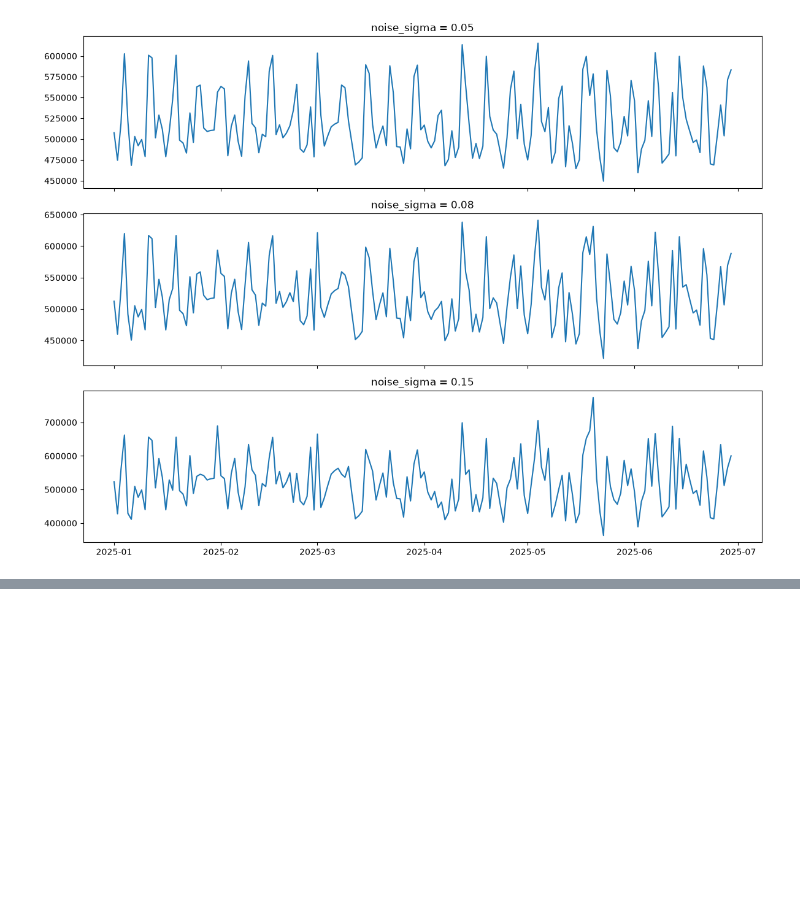
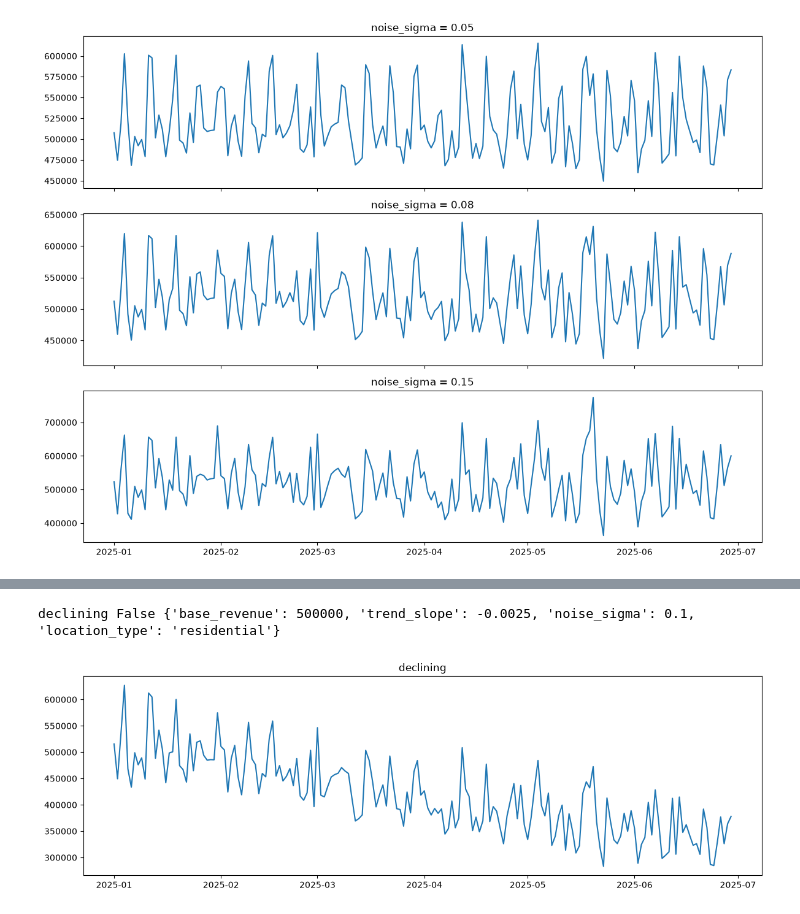
Before and after one commit to regensa18/qris_synthetic_data_generation, a Jupyter notebook: exploration_new.ipynb, the cells around one changed output, grey strips where cells are left out. Saved outputs shown, nothing was run; the diff lists cells and outputs as text; code cells hidden in the pictures; blank space fills up the shorter version.

```diff
--- a/exploration_new.ipynb
+++ b/exploration_new.ipynb
@@ -103,0 +139,14 @@ plt.show()
+# %%
+name = "declining"  # try: steady / growing / declining / volatile
+
+result = generate_merchant(seed=42, **ARCHETYPE_CONFIGS[name])
+print(result["archetype"], result["expected_eligible"], result["params"])
+
+fig, ax = plt.subplots(figsize=(12, 4))
+ax.plot(result["data"]["date"], result["data"]["revenue"])
+ax.set_title(name)
+plt.tight_layout()
+plt.show()
+# %% [output]
+declining False {'base_revenue': 500000, 'trend_slope': -0.0025, 'noise_sigma': 0.1, 'location_type': 'residential'}
+[figure, added]
```
Also changed, not shown: parts of 5 cells of this notebook, 3 other files.
